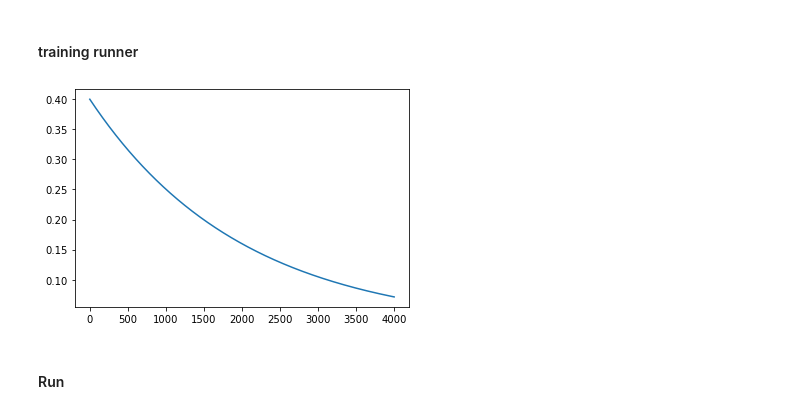
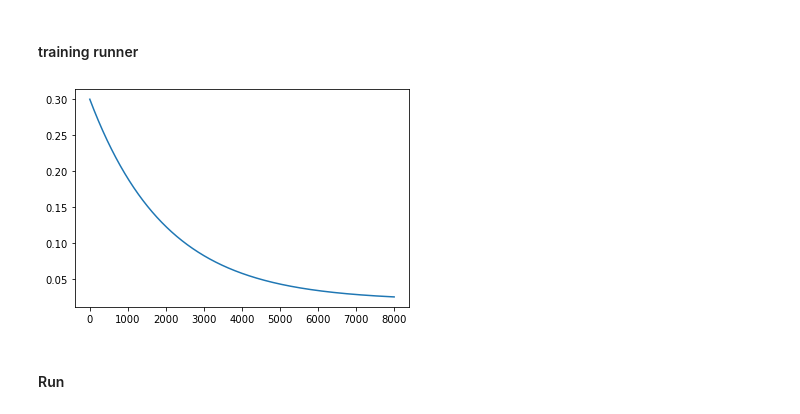
Before and after one commit to MElena14/COMP341, a Jupyter notebook: assignment2.ipynb, the cells around one changed output. Saved outputs shown, nothing was run; the diff lists cells and outputs as text; code cells hidden in the pictures.

```diff
--- a/assignment2.ipynb
+++ b/assignment2.ipynb
@@ -522,7 +524,7 @@ def trainDQN(agent, epsilon_decrease, n_episodes=1000, network='DQNcnn', start_e
 # %%
 model = 'ResNetDQN' # options are 'DQNcnn' or 'ResNetDQN'
 
-Number_of_episodes = 4000
+Number_of_episodes = 8000
 save_models_every = 250
 train_every = 20
 # %% [markdown]
@@ -530,30 +532,31 @@ train_every = 20
 # %%
 env = wrap_env(gym.make(env_name), record_every=1000)
 
 agent_args = {
             'input_shape': (4, frame_crops[model], frame_crops[model]),
             'action_size': env.action_space.n,
             'device': device,
             'buffer_size': 100000,
             'batch_size': 64,
             'gamma': 0.99,
             'lr': 1e-4,
             'tau': 1e-3,
             'learn_every': train_every,
             'replay_after': 10000,
         }
 
 if model == 'DQNcnn':
     agent_args = {**agent_args, 'model': DQNCnn, 'base_filename': 'atari_atlantas_models1'}
 elif model == 'ResNetDQN':
     agent_args = {**agent_args, 'model': ResNetDQN, 'base_filename': 'atari_atlantas_resnet'}
 else:
     raise Exception('model not found')
 
-epsilon_decrease = epsilon_decrease_func(start=0.4, end=0.02, decay=Number_of_episodes/2)
+epsilon_decrease = epsilon_decrease_func(start=0.3, end=0.02, decay=Number_of_episodes/8)
+# epsilon_decrease = lambda x: 0.000001
 plot_epsilon_func(epsilon_decrease, Number_of_episodes)
 # %% [output]
-[figure, old version]
+[figure, new version]
 # %% [markdown]
 #### Run
 # %%
```
Also changed, not shown: parts of 4 cells of this notebook.
